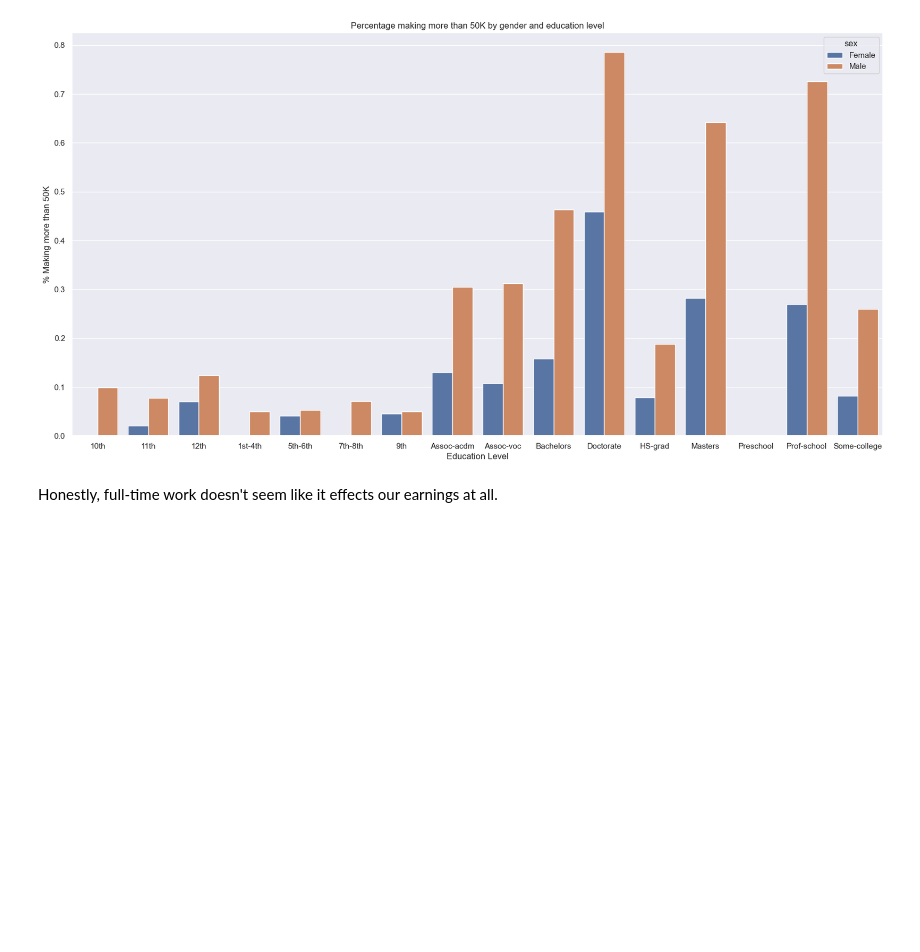
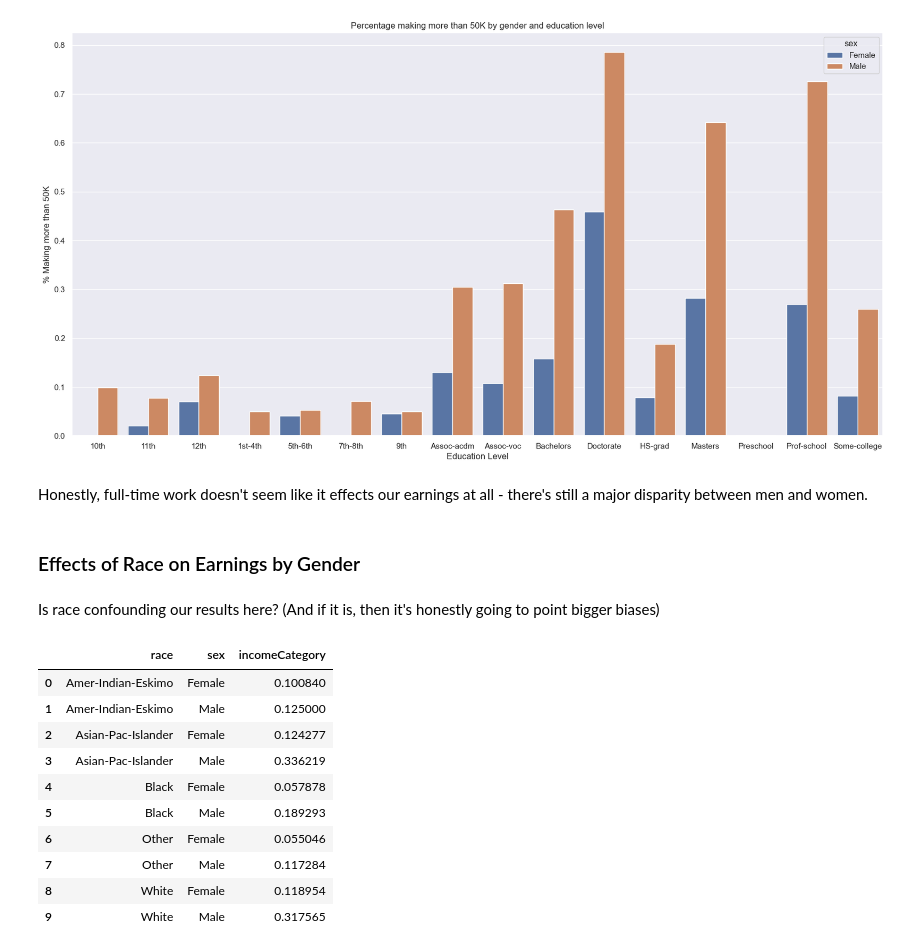
Before and after one commit to IMOsbo/DATA6550-Bias, a Jupyter notebook: Code/Osborne/Project-Code-Osborne.ipynb, the cells around one changed output. Saved outputs shown, nothing was run; the diff lists cells and outputs as text; code cells hidden in the pictures; blank space fills up the shorter version.

```diff
--- a/Code/Osborne/Project-Code-Osborne.ipynb
+++ b/Code/Osborne/Project-Code-Osborne.ipynb
@@ -358,4 +358,24 @@ plt.show()
 # %% [output]
 [figure]
 # %% [markdown]
-Honestly, full-time work doesn't seem like it effects our earnings at all.
+Honestly, full-time work doesn't seem like it effects our earnings at all - there's still a major disparity between men and women.
+# %% [markdown]
+### Effects of Race on Earnings by Gender
+# %% [markdown]
+Is race confounding our results here? (And if it is, then it's honestly going to point bigger biases)
+# %%
+educationRace = data.groupby(["race", "sex"])["incomeCategory"].mean()
+educationRace = educationRace.reset_index()
+educationRace
+# %% [output]
+|  | race | sex | incomeCategory |
+| 0 | Amer-Indian-Eskimo | Female | 0.100840 |
+| 1 | Amer-Indian-Eskimo | Male | 0.125000 |
+| 2 | Asian-Pac-Islander | Female | 0.124277 |
+| 3 | Asian-Pac-Islander | Male | 0.336219 |
+| 4 | Black | Female | 0.057878 |
+| 5 | Black | Male | 0.189293 |
+| 6 | Other | Female | 0.055046 |
+| 7 | Other | Male | 0.117284 |
+| 8 | White | Female | 0.118954 |
+| 9 | White | Male | 0.317565 |
```
Also changed, not shown: parts of 3 cells of this notebook.
